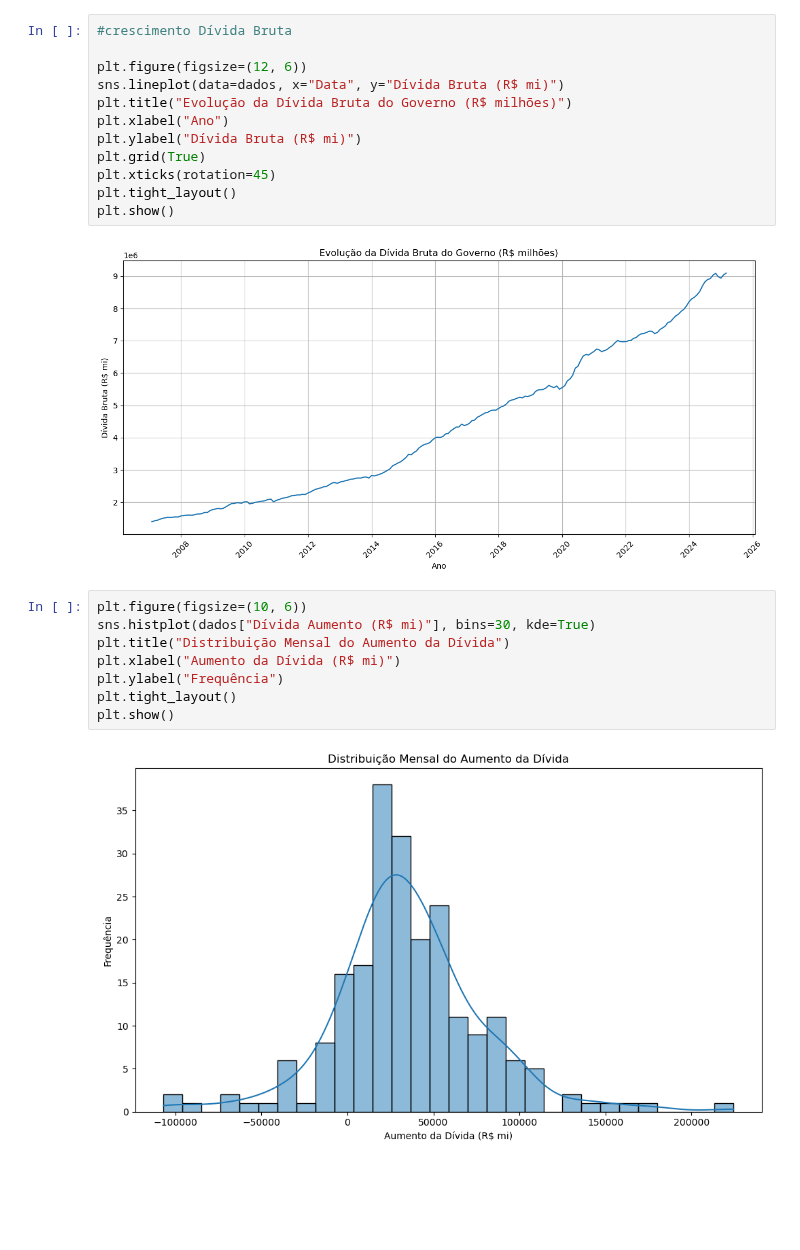
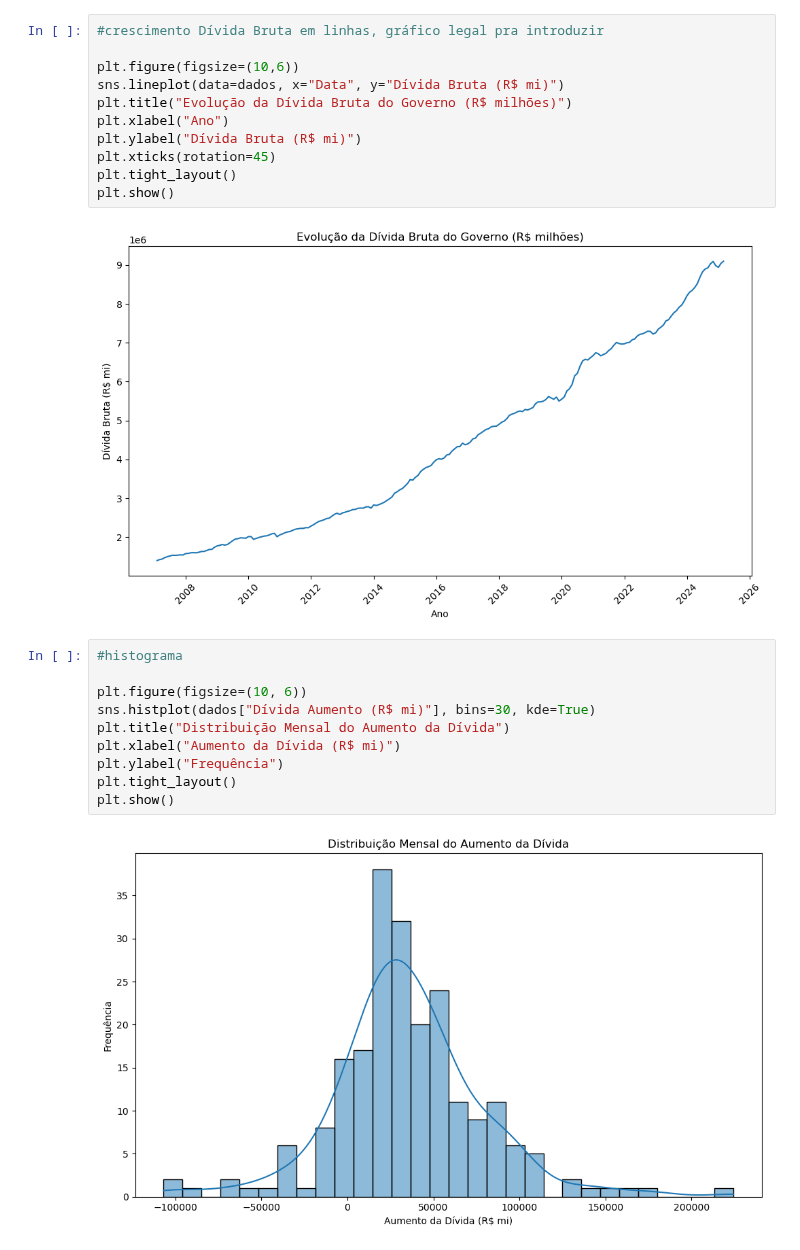
Before and after one commit to rodrigogrinfeld1/Projeto-DEV---Grupo-1, a Jupyter notebook: Código.ipynb, the cells around one changed output. Drawn from its saved outputs; the diff is of its cells as text; blank space fills up the shorter version.

```diff
--- a/Código.ipynb
+++ b/Código.ipynb
@@ -169,20 +140,21 @@ plt.show()
 # %% [output]
 [figure]
 # %%
-#crescimento Dívida Bruta
+#crescimento Dívida Bruta em linhas, gráfico legal pra introduzir
 
-plt.figure(figsize=(12, 6))
+plt.figure(figsize=(10,6))
 sns.lineplot(data=dados, x="Data", y="Dívida Bruta (R$ mi)")
 plt.title("Evolução da Dívida Bruta do Governo (R$ milhões)")
 plt.xlabel("Ano")
 plt.ylabel("Dívida Bruta (R$ mi)")
-plt.grid(True)
 plt.xticks(rotation=45)
 plt.tight_layout()
 plt.show()
 # %% [output]
-[figure, old version]
+[figure, new version]
 # %%
+#histograma
+
 plt.figure(figsize=(10, 6))
 sns.histplot(dados["Dívida Aumento (R$ mi)"], bins=30, kde=True)
 plt.title("Distribuição Mensal do Aumento da Dívida")
```
Also changed, not shown: parts of 8 cells of this notebook.
